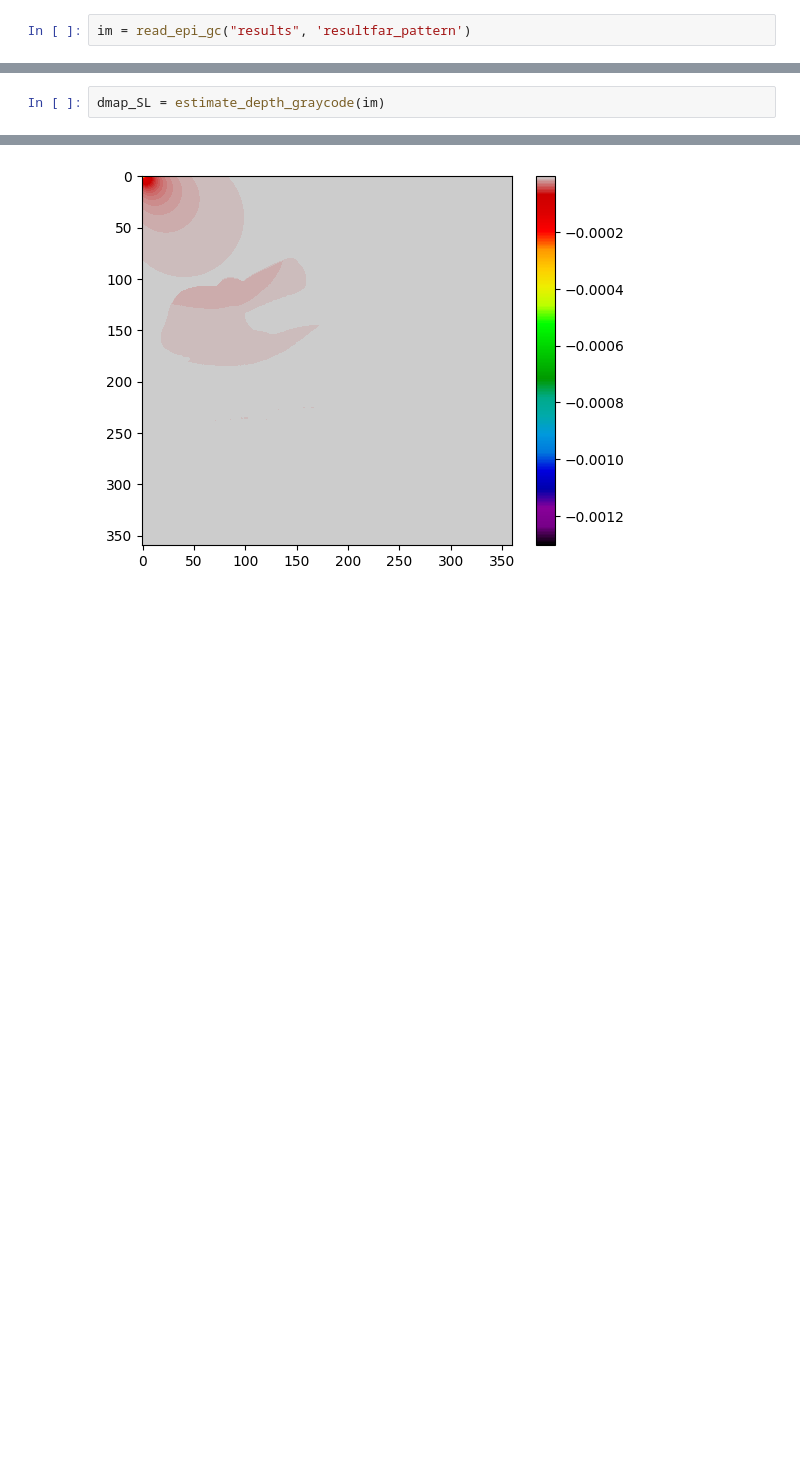
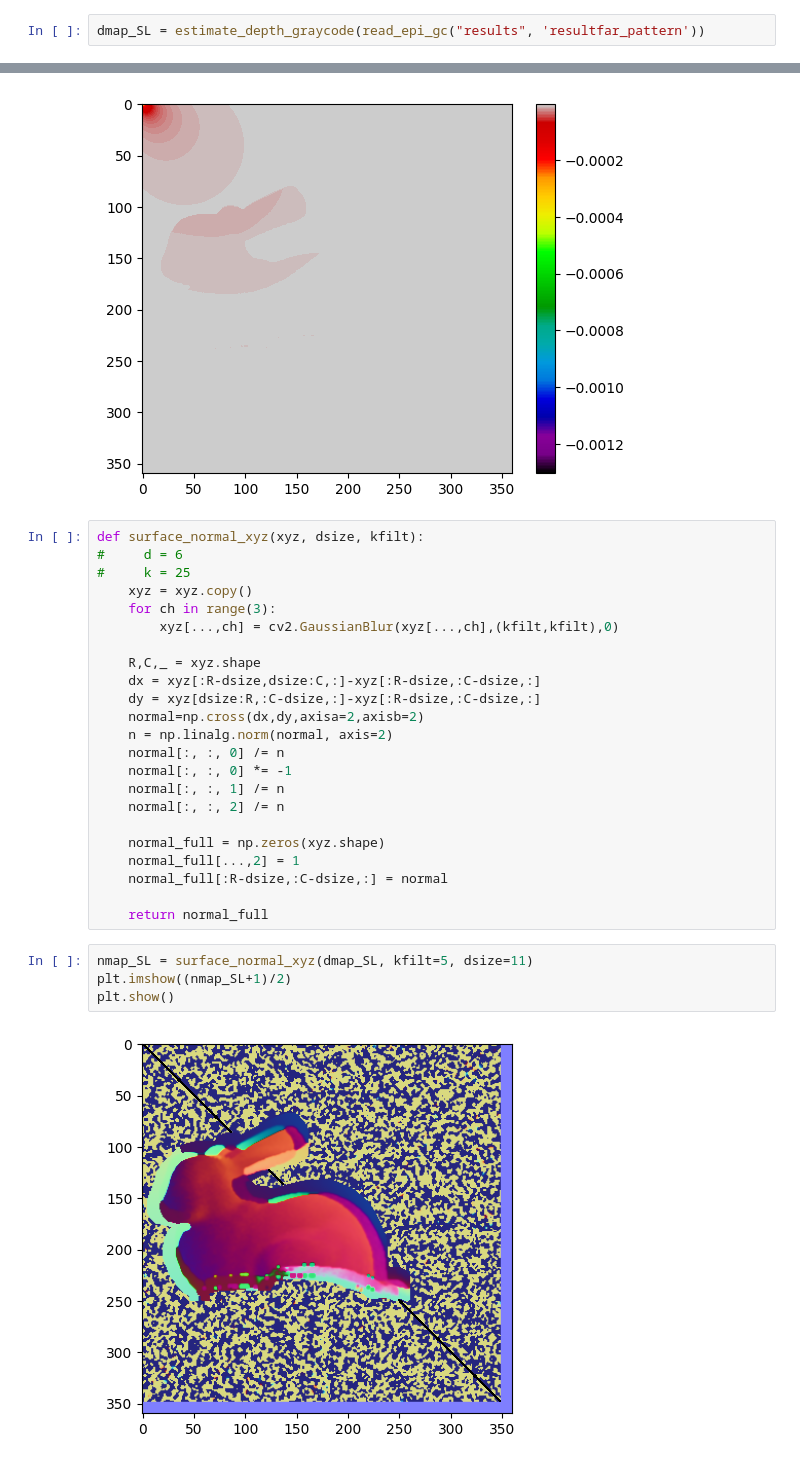
Before and after one commit to jmpp21/3d-reconstruction-with-structured-light-2023-1, a Jupyter notebook: my_3dreconstruction.ipynb, the cells around one changed output, grey strips where cells are left out. Cells and saved outputs as stored; diff of their text form; blank space fills up the shorter version.

Commit message:
surface_normal_xyz

```diff
--- a/my_3dreconstruction.ipynb
+++ b/my_3dreconstruction.ipynb
@@ -156,2 +160,2 @@ def estimate_depth_graycode(cap_full):
 # %%
-im = read_epi_gc("results", 'resultfar_pattern')
+dmap_SL = estimate_depth_graycode(read_epi_gc("results", 'resultfar_pattern'))
@@ -158,2 +165,0 @@ im = read_epi_gc("results", 'resultfar_pattern')
-# %%
-dmap_SL = estimate_depth_graycode(im)
@@ -169,3 +171,32 @@ plt.show()
 # savemat('dmap_SL.mat', {'dmap_SL':dmap_SL})
 # %% [output]
 [figure]
+# %%
+def surface_normal_xyz(xyz, dsize, kfilt):
+#     d = 6
+#     k = 25
+    xyz = xyz.copy()
+    for ch in range(3):
+        xyz[...,ch] = cv2.GaussianBlur(xyz[...,ch],(kfilt,kfilt),0)
+
+    R,C,_ = xyz.shape
+    dx = xyz[:R-dsize,dsize:C,:]-xyz[:R-dsize,:C-dsize,:]
+    dy = xyz[dsize:R,:C-dsize,:]-xyz[:R-dsize,:C-dsize,:]
+    normal=np.cross(dx,dy,axisa=2,axisb=2)
+    n = np.linalg.norm(normal, axis=2)
+    normal[:, :, 0] /= n
+    normal[:, :, 0] *= -1
+    normal[:, :, 1] /= n
+    normal[:, :, 2] /= n
+
+    normal_full = np.zeros(xyz.shape)
+    normal_full[...,2] = 1
+    normal_full[:R-dsize,:C-dsize,:] = normal
+
+    return normal_full
+# %%
+nmap_SL = surface_normal_xyz(dmap_SL, kfilt=5, dsize=11)
+plt.imshow((nmap_SL+1)/2)
+plt.show()
+# %% [output]
+[figure, added]
```
Also changed, not shown: parts of 4 cells of this notebook, 1 other file.
